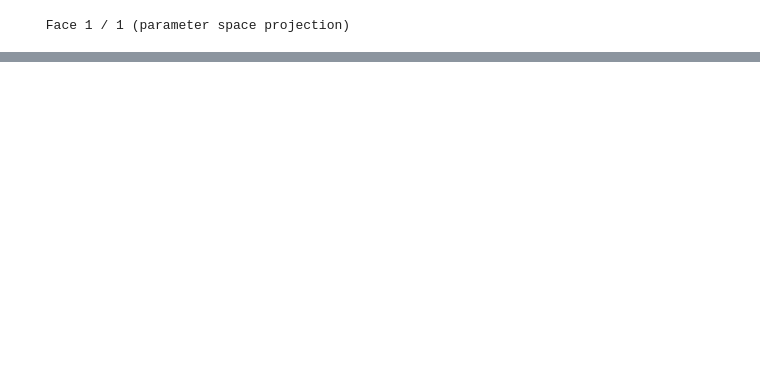
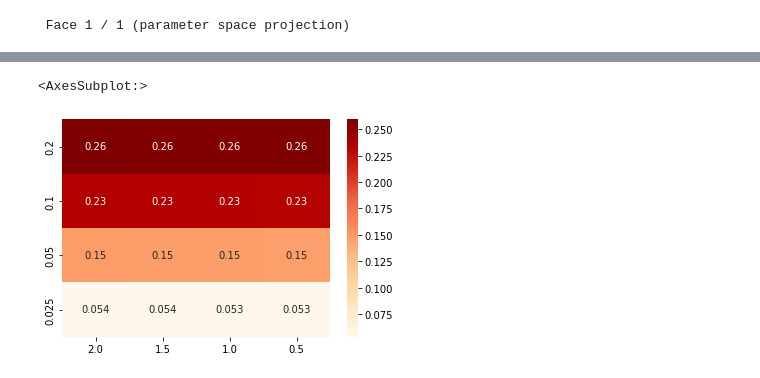
Before and after one commit to Rafoxxa/Proyecto-metodos, a Jupyter notebook: code/notebook_pruebas.ipynb, the cells around one changed output, grey strips where cells are left out. Saved outputs shown, nothing was run; the diff lists cells and outputs as text; code cells hidden in the pictures; blank space fills up the shorter version.

```diff
--- a/code/notebook_pruebas.ipynb
+++ b/code/notebook_pruebas.ipynb
@@ -169,0 +265,3 @@ Draw(f, mesh, 'u', order=3)
+# %%
+r2 = pd.DataFrame(index=CFLs, columns=hsizes , data=errors).T
+display(np.round(r2, 4))
@@ -169,0 +280,5 @@ Draw(f, mesh, 'u', order=3)
+# %%
+sn.heatmap(r2, annot=True,cmap="OrRd")
+# %% [output]
+<AxesSubplot:>
+[figure, added]
```
Also changed, not shown: parts of 13 cells of this notebook, 5 other files.
